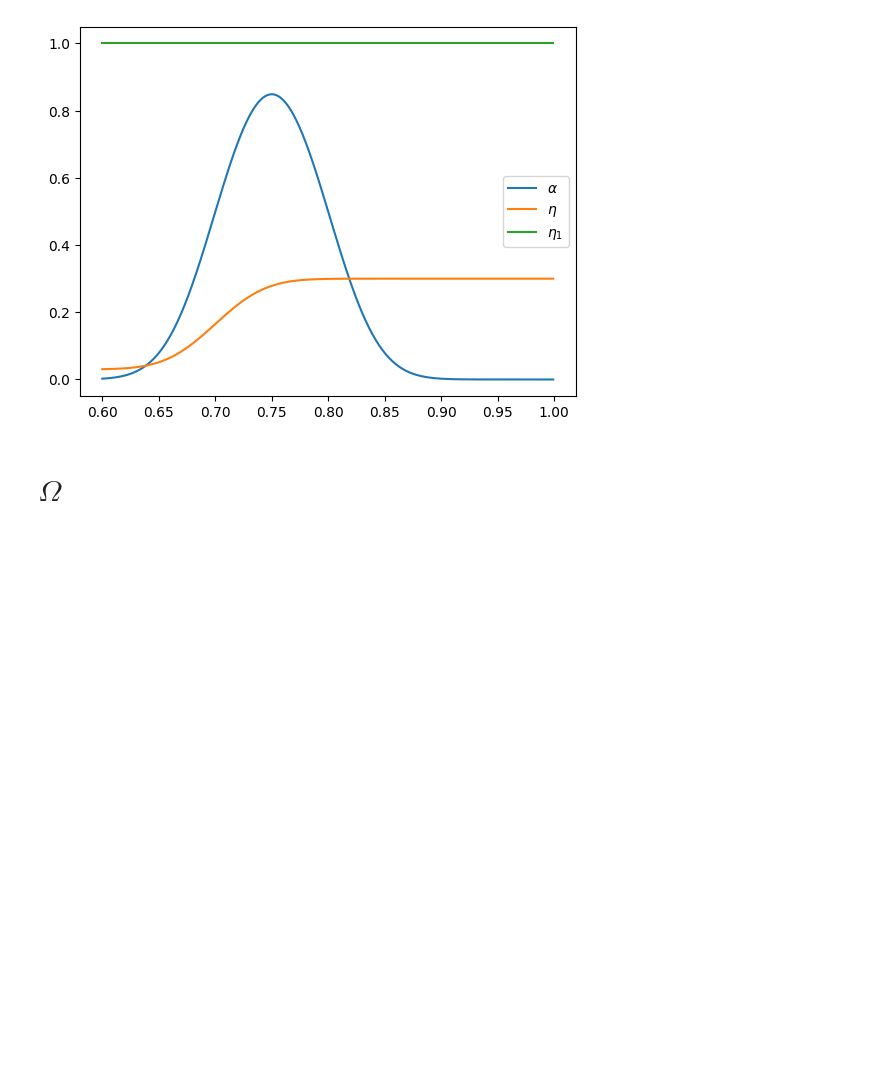
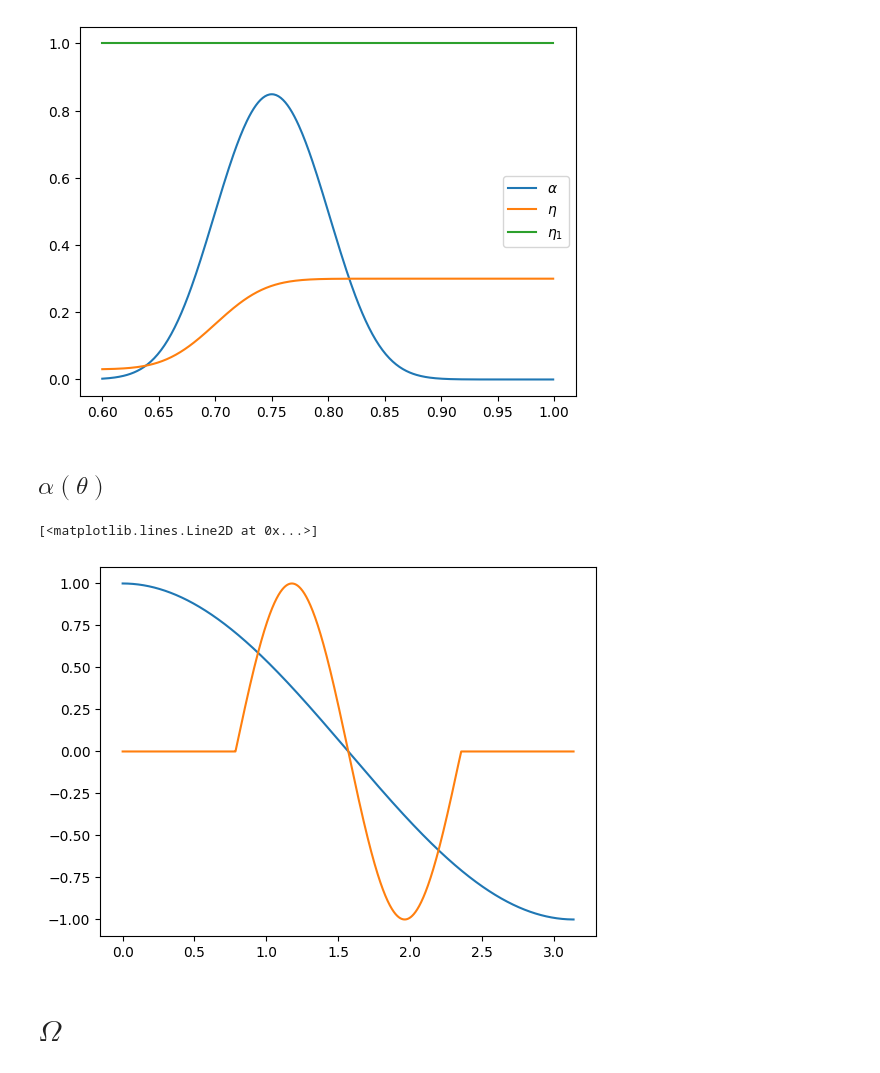
Before and after one commit to lllMcNultylll/Problem-of-Eigenvalue, a Jupyter notebook: 2-dimensional/Case LBH/Profile.ipynb, the cells around one changed output. Saved outputs shown, nothing was run; the diff lists cells and outputs as text; code cells hidden in the pictures; blank space fills up the shorter version.

```diff
--- a/2-dimensional/Profile.ipynb
+++ b/2-dimensional/Case LBH/Profile.ipynb
@@ -53,6 +53,34 @@ plt.legend([r'$\alpha$',r'$\eta$',r'$\eta_1$'])
 # %% [output]
 <matplotlib.legend.Legend at 0x...>
 [figure]
+# %% [markdown]
+## $\alpha(\theta)$
+# %%
+import matplotlib.pyplot as plt
+import math
+
+
+def alpha(x):
+    ans = math.cos(x)
+    return ans
+
+def alpha1(x):
+    if x > math.pi/4 and x < 3*math.pi/4:
+        ans = -math.sin(4*x)
+    else:
+        ans = 0
+    return ans
+
+x = [ i*0.001 for i in range(0,3140)]
+L = [ alpha(i*0.001) for i in range(0,3140)]
+plt.plot(x,L)
+
+x = [ i*0.001 for i in range(0,3140)]
+L = [ alpha1(i*0.001) for i in range(0,3140)]
+plt.plot(x,L)
+# %% [output]
+[<matplotlib.lines.Line2D at 0x...>]
+[figure, added]
 # %% [markdown]
 # $\Omega$
 # %%
```
Also changed, not shown: 7 other files.
